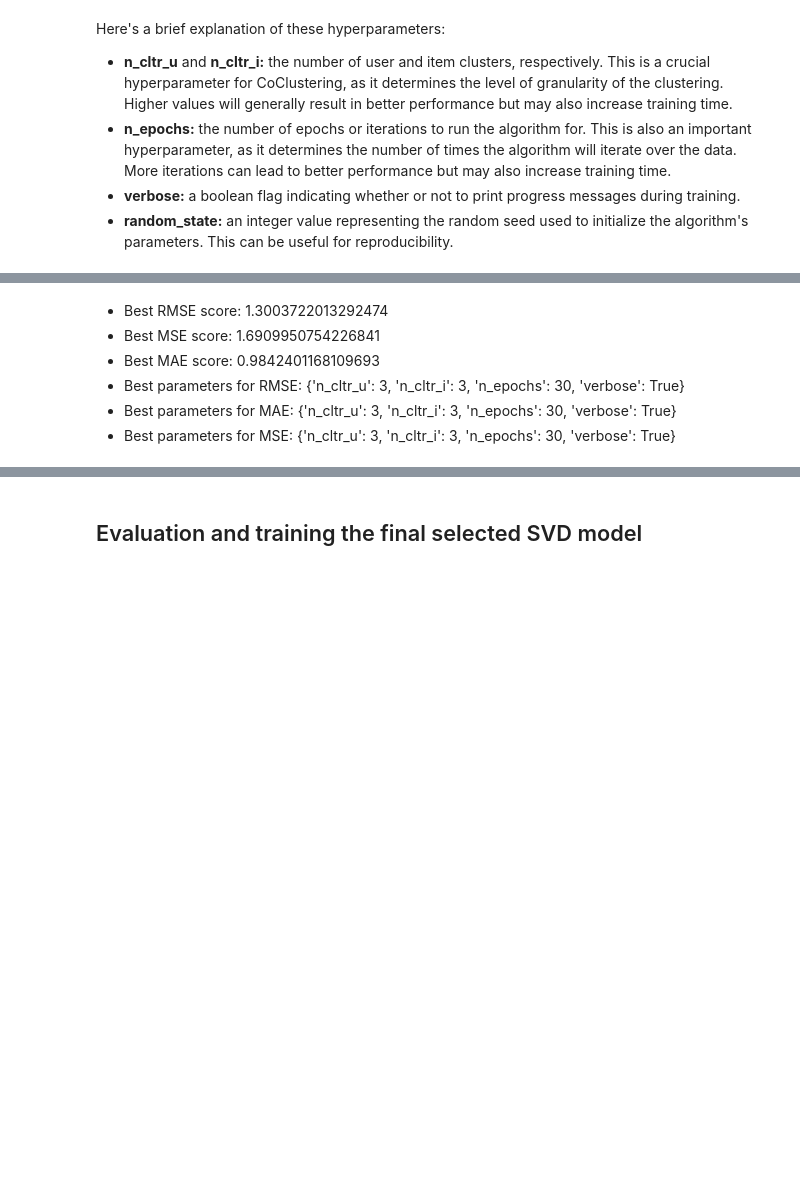
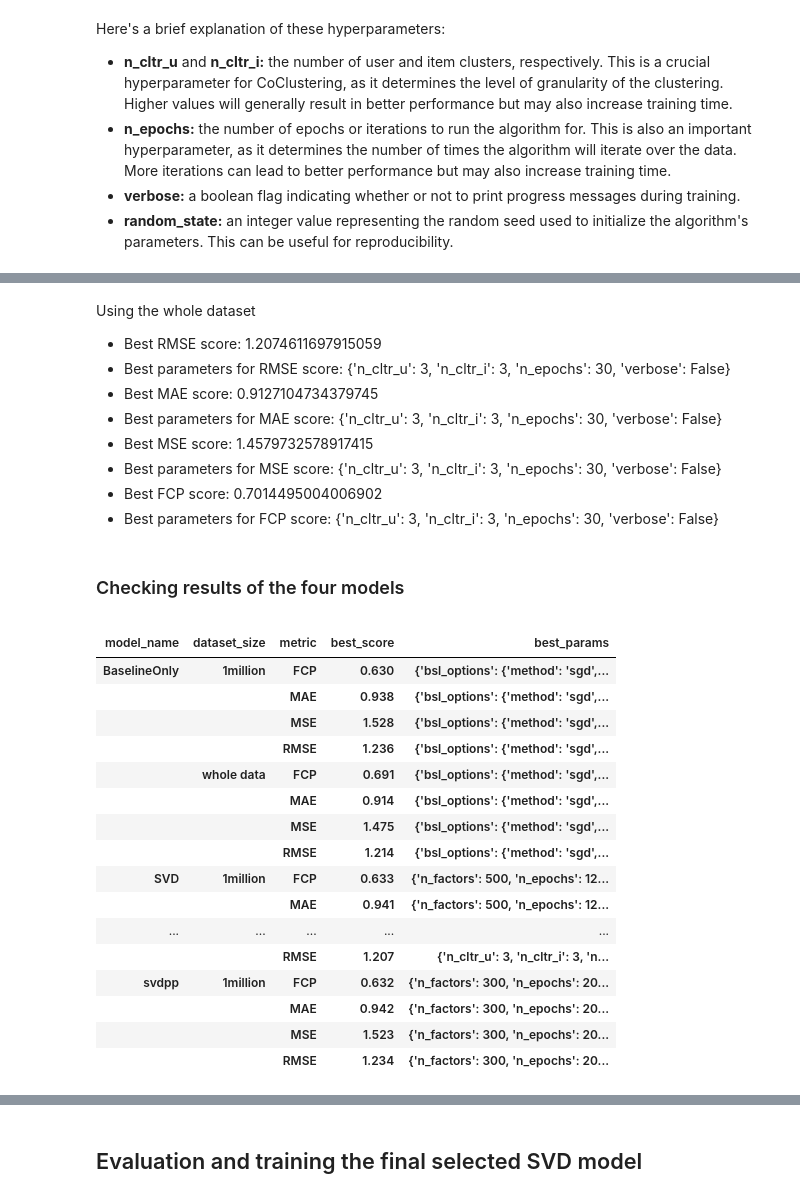
Before and after one commit to RealXun/Anime_recommendation_system, a Jupyter notebook: src/notebooks/supervised_user_based_collaborative_filtering.ipynb, the cells around one changed output, grey strips where cells are left out. Saved outputs shown, nothing was run; the diff lists cells and outputs as text; code cells hidden in the pictures; blank space fills up the shorter version.

```diff
--- a/src/notebooks/supervised_user_based_collaborative_filtering.ipynb
+++ b/src/notebooks/supervised_user_based_collaborative_filtering.ipynb
@@ -751,7 +759,48 @@ Best parameters for MSE: {'n_cltr_u': 3, 'n_cltr_i': 3, 'n_epochs': 30, 'verbose
 # %% [markdown]
-- Best RMSE score: 1.3003722013292474
-- Best MSE score: 1.6909950754226841
-- Best MAE score: 0.9842401168109693
-- Best parameters for RMSE: {'n_cltr_u': 3, 'n_cltr_i': 3, 'n_epochs': 30, 'verbose': True}
-- Best parameters for MAE: {'n_cltr_u': 3, 'n_cltr_i': 3, 'n_epochs': 30, 'verbose': True}
-- Best parameters for MSE: {'n_cltr_u': 3, 'n_cltr_i': 3, 'n_epochs': 30, 'verbose': True}
+Using the whole dataset
+- Best RMSE score: 1.2074611697915059
+- Best parameters for RMSE score: {'n_cltr_u': 3, 'n_cltr_i': 3, 'n_epochs': 30, 'verbose': False}
+- Best MAE score: 0.9127104734379745
+- Best parameters for MAE score: {'n_cltr_u': 3, 'n_cltr_i': 3, 'n_epochs': 30, 'verbose': False}
+- Best MSE score: 1.4579732578917415
+- Best parameters for MSE score: {'n_cltr_u': 3, 'n_cltr_i': 3, 'n_epochs': 30, 'verbose': False}
+- Best FCP score: 0.7014495004006902
+- Best parameters for FCP score: {'n_cltr_u': 3, 'n_cltr_i': 3, 'n_epochs': 30, 'verbose': False}
+# %% [markdown]
+### Checking results of the four models
+# %%
+import glob
+import pandas as pd
+pd.set_option('display.max_columns', None)
+pd.set_option('display.max_rows', None)
+pd.set_option('display.max_colwidth', None)
+
+# Get a list of all CSV files with the prefix '_best_test_results_1million'
+csv_files = glob.glob(test_models + "/" + "*_best_test_results*.csv")
+
+# Concatenate all CSV files into a single DataFrame
+df = pd.concat([pd.read_csv(f) for f in csv_files])
+
+grouped = df.groupby(['model_name', 'dataset_size','metric','best_score','best_params']).mean()
+
+# Print the concatenated DataFrame
+grouped.head(50)
+# %% [output]
+|  |  |  |  |  |
+| model_name | dataset_size | metric | best_score | best_params |
+| BaselineOnly | 1million | FCP | 0.630 | {'bsl_options': {'method': 'sgd',... |
+|  |  | MAE | 0.938 | {'bsl_options': {'method': 'sgd',... |
+|  |  | MSE | 1.528 | {'bsl_options': {'method': 'sgd',... |
+|  |  | RMSE | 1.236 | {'bsl_options': {'method': 'sgd',... |
+|  | whole data | FCP | 0.691 | {'bsl_options': {'method': 'sgd',... |
+|  |  | MAE | 0.914 | {'bsl_options': {'method': 'sgd',... |
+|  |  | MSE | 1.475 | {'bsl_options': {'method': 'sgd',... |
+|  |  | RMSE | 1.214 | {'bsl_options': {'method': 'sgd',... |
+| SVD | 1million | FCP | 0.633 | {'n_factors': 500, 'n_epochs': 12... |
+|  |  | MAE | 0.941 | {'n_factors': 500, 'n_epochs': 12... |
+| ... | ... | ... | ... | ... |
+|  |  | RMSE | 1.207 | {'n_cltr_u': 3, 'n_cltr_i': 3, 'n... |
+| svdpp | 1million | FCP | 0.632 | {'n_factors': 300, 'n_epochs': 20... |
+|  |  | MAE | 0.942 | {'n_factors': 300, 'n_epochs': 20... |
+|  |  | MSE | 1.523 | {'n_factors': 300, 'n_epochs': 20... |
+|  |  | RMSE | 1.234 | {'n_factors': 300, 'n_epochs': 20... |
```
Also changed, not shown: parts of 78 cells of this notebook, 17 other files.
